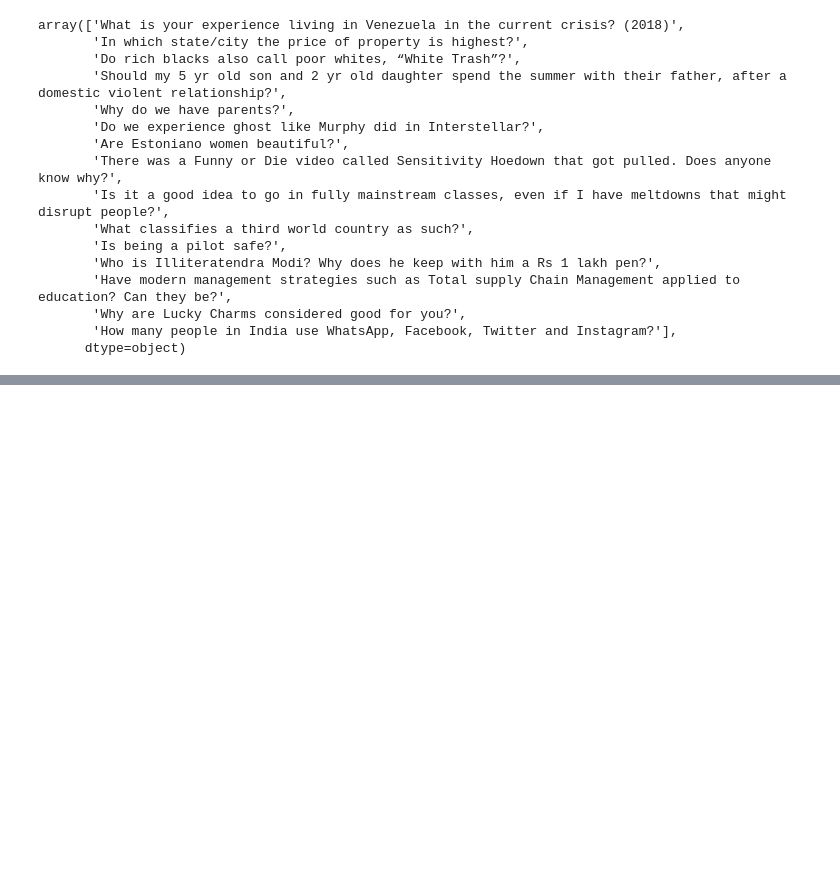
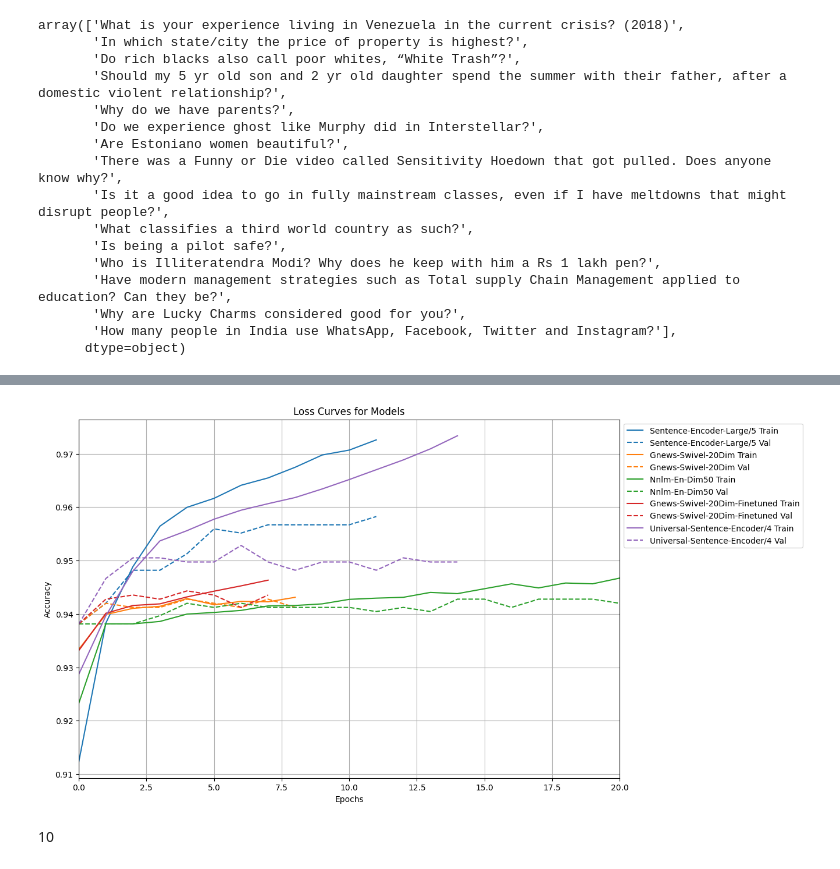
Before and after one commit to Saira55/Transfer_Learning_for_NLP_with_TensorFlow_Hub, a Jupyter notebook: Transfer Learning for NLP with TensorFlow Hub.ipynb, the cells around one changed output, grey strips where cells are left out. Saved outputs shown, nothing was run; the diff lists cells and outputs as text; code cells hidden in the pictures; blank space fills up the shorter version.

```diff
--- a/Transfer Learning for NLP with TensorFlow Hub.ipynb
+++ b/Transfer Learning for NLP with TensorFlow Hub.ipynb
@@ -105,0 +258,11 @@ Task 4
+# %%
+Plotter=tfdocs.plots.HistoryPlotter(metric='loss')
+plotter.plot(histories)
+plt.xlabel("Epochs")
+plt.legend(bbox_to_anchor=(1.0,1.0), loc='upper left')
+plt.title("Loss Curves for Models")
+plt.show()
+# %% [output]
+[figure, added]
+# %% [markdown]
+10
```
Also changed, not shown: parts of 30 cells of this notebook.
